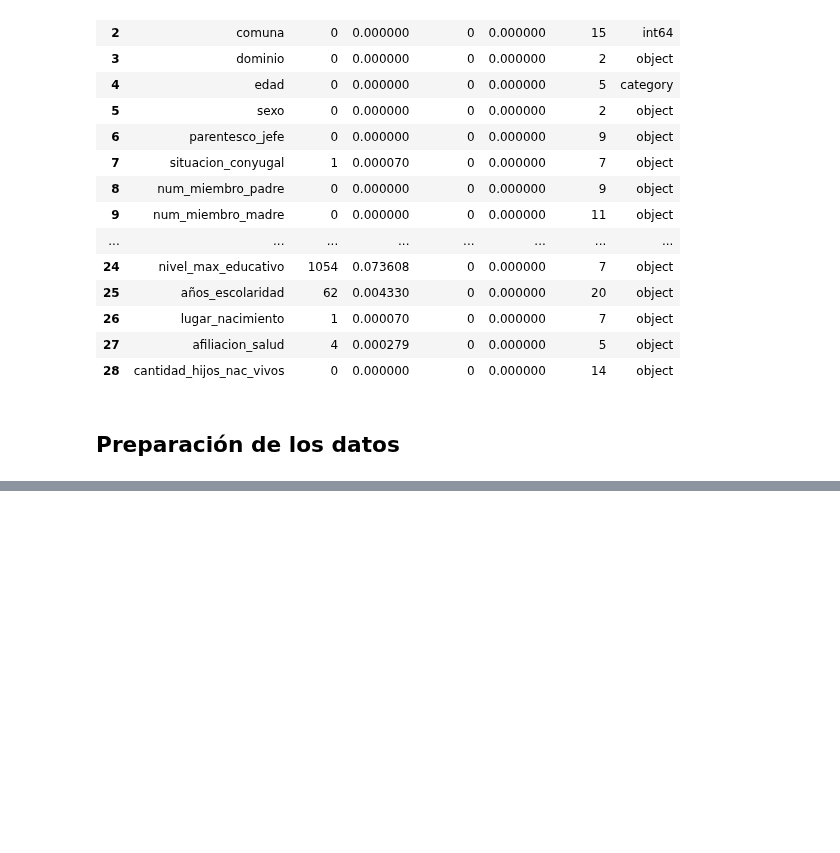
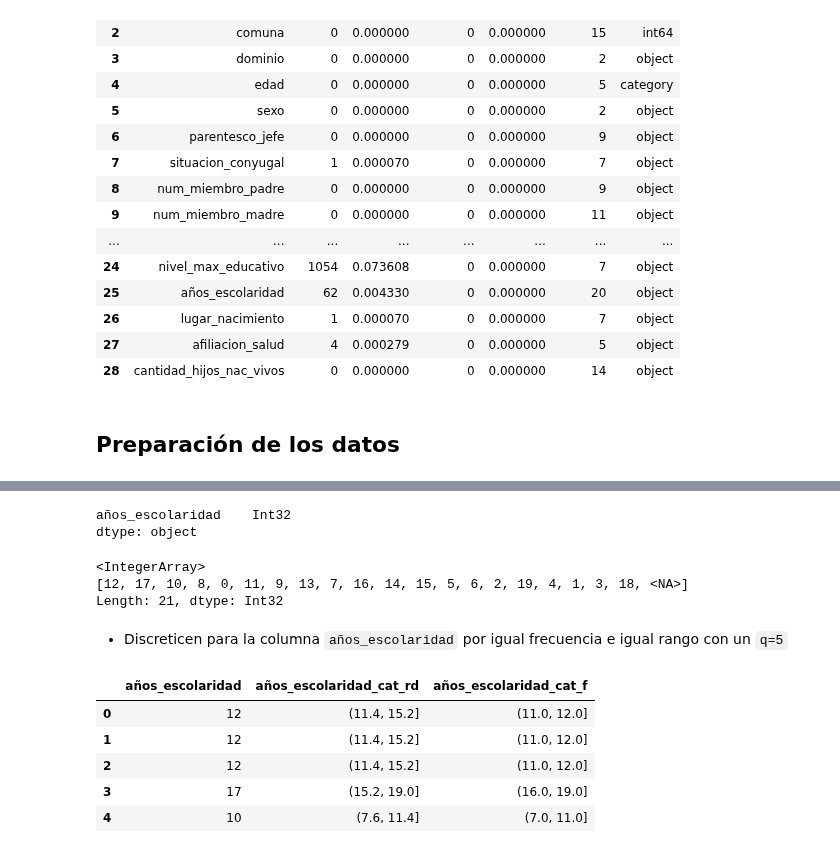
Before and after one commit to alejo-cuello/bootcamp-ds-mlops, a Jupyter notebook: 04-prep-datos-y-modelos-ml/preparacion-datos-EPH.ipynb, the cells around one changed output, grey strips where cells are left out. Saved outputs shown, nothing was run; the diff lists cells and outputs as text; code cells hidden in the pictures; blank space fills up the shorter version.

```diff
--- a/04-prep-datos-y-modelos-ml/preparacion-datos-EPH.ipynb
+++ b/04-prep-datos-y-modelos-ml/preparacion-datos-EPH.ipynb
@@ -241,0 +244,2 @@ status(data)
+# %%
+data[["comuna","nhogar"]] = data[["comuna","nhogar"]].astype(str)
@@ -241,0 +272,2 @@ status(data)
+# %%
+data["años_escolaridad"].replace({"Ningun año de escolaridad aprobado": "0"}, inplace=True)
@@ -241,0 +296,27 @@ status(data)
+# %%
+data['años_escolaridad'] = data['años_escolaridad'].astype(float).astype('Int32')
+# %%
+data[['años_escolaridad']].dtypes
+# %% [output]
+años_escolaridad    Int32
+dtype: object
+# %%
+data['años_escolaridad'].unique()
+# %% [output]
+<IntegerArray>
+[12, 17, 10, 8, 0, 11, 9, 13, 7, 16, 14, 15, 5, 6, 2, 19, 4, 1, 3, 18, <NA>]
+Length: 21, dtype: Int32
+# %% [markdown]
+- Discreticen para la columna `años_escolaridad` por igual frecuencia e igual rango con un `q=5`
+# %%
+data["años_escolaridad_cat_rd"] = pd.cut(data["años_escolaridad"], bins=5)
+data["años_escolaridad_cat_f"] = pd.qcut(data["años_escolaridad"], q=5)
+
+data[["años_escolaridad","años_escolaridad_cat_rd","años_escolaridad_cat_f"]].head(5)
+# %% [output]
+|  | años_escolaridad | años_escolaridad_cat_rd | años_escolaridad_cat_f |
+| 0 | 12 | (11.4, 15.2] | (11.0, 12.0] |
+| 1 | 12 | (11.4, 15.2] | (11.0, 12.0] |
+| 2 | 12 | (11.4, 15.2] | (11.0, 12.0] |
+| 3 | 17 | (15.2, 19.0] | (16.0, 19.0] |
+| 4 | 10 | (7.6, 11.4] | (7.0, 11.0] |
```
Also changed, not shown: parts of 26 cells of this notebook.
